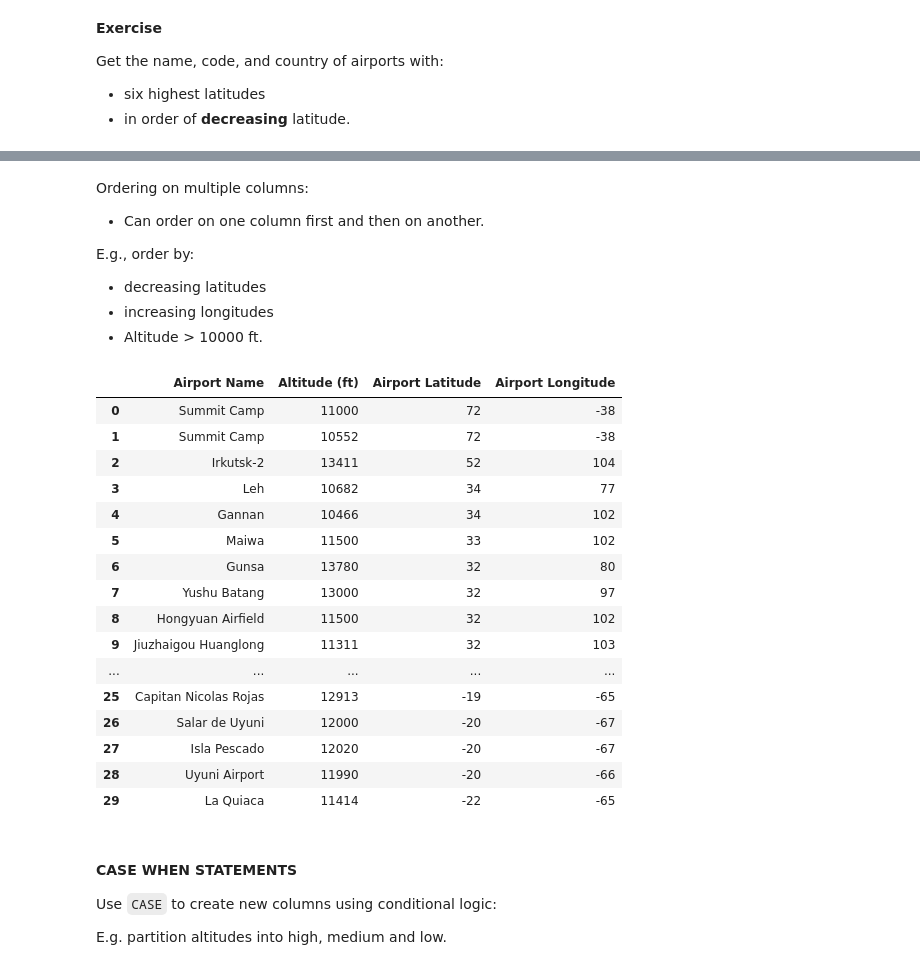
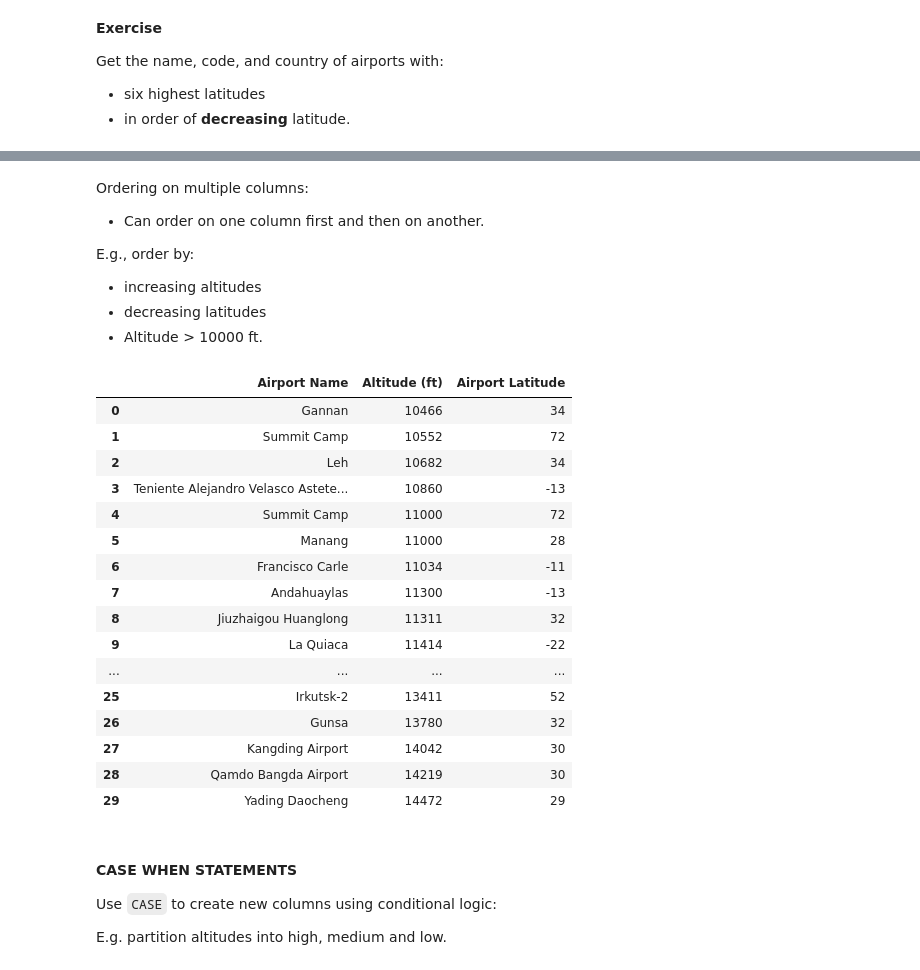
Before and after one commit to shefat26/NYC_DS_010625, a Jupyter notebook: Phase2_SQL/Ph1_T6_SQLBasics.ipynb, the cells around one changed output, grey strips where cells are left out. Cells and saved outputs as stored; diff of their text form; code cells hidden in the pictures.

```diff
--- a/Phase2_SQL/Ph1_T6_SQLBasics.ipynb
+++ b/Phase2_SQL/Ph1_T6_SQLBasics.ipynb
@@ -1077,39 +1126,39 @@ Ordering on multiple columns:
 - Can order on one column first and then on another.
 
 E.g., order by:
+
+- increasing altitudes
 - decreasing latitudes
-- increasing longitudes
 - Altitude > 10000 ft.
 # %%
 pd.read_sql("""
 
 SELECT name AS "Airport Name",
        CAST(altitude AS int) AS "Altitude (ft)",
-       CAST(latitude AS int) AS "Airport Latitude",
-       CAST(longitude AS int) AS "Airport Longitude"
+       CAST(latitude AS int) AS "Airport Latitude"
 FROM airports
 WHERE "Altitude (ft)" > 10000
-ORDER BY "Airport Latitude" DESC, "Airport Longitude"
+ORDER BY "Altitude (ft)", "Airport Latitude" DESC
 
 """, con)
 # %% [output]
-|  | Airport Name | Altitude (ft) | Airport Latitude | Airport Longitude |
-| 0 | Summit Camp | 11000 | 72 | -38 |
-| 1 | Summit Camp | 10552 | 72 | -38 |
-| 2 | Irkutsk-2 | 13411 | 52 | 104 |
-| 3 | Leh | 10682 | 34 | 77 |
-| 4 | Gannan | 10466 | 34 | 102 |
-| 5 | Maiwa | 11500 | 33 | 102 |
-| 6 | Gunsa | 13780 | 32 | 80 |
-| 7 | Yushu Batang | 13000 | 32 | 97 |
-| 8 | Hongyuan Airfield | 11500 | 32 | 102 |
-| 9 | Jiuzhaigou Huanglong | 11311 | 32 | 103 |
-| ... | ... | ... | ... | ... |
-| 25 | Capitan Nicolas Rojas | 12913 | -19 | -65 |
-| 26 | Salar de Uyuni | 12000 | -20 | -67 |
-| 27 | Isla Pescado | 12020 | -20 | -67 |
-| 28 | Uyuni Airport | 11990 | -20 | -66 |
-| 29 | La Quiaca | 11414 | -22 | -65 |
+|  | Airport Name | Altitude (ft) | Airport Latitude |
+| 0 | Gannan | 10466 | 34 |
+| 1 | Summit Camp | 10552 | 72 |
+| 2 | Leh | 10682 | 34 |
+| 3 | Teniente Alejandro Velasco Astete... | 10860 | -13 |
+| 4 | Summit Camp | 11000 | 72 |
+| 5 | Manang | 11000 | 28 |
+| 6 | Francisco Carle | 11034 | -11 |
+| 7 | Andahuaylas | 11300 | -13 |
+| 8 | Jiuzhaigou Huanglong | 11311 | 32 |
+| 9 | La Quiaca | 11414 | -22 |
+| ... | ... | ... | ... |
+| 25 | Irkutsk-2 | 13411 | 52 |
+| 26 | Gunsa | 13780 | 32 |
+| 27 | Kangding Airport | 14042 | 30 |
+| 28 | Qamdo Bangda Airport | 14219 | 30 |
+| 29 | Yading Daocheng | 14472 | 29 |
 # %% [markdown]
 #### CASE WHEN STATEMENTS
 Use `CASE` to create new columns using conditional logic:
```
Also changed, not shown: parts of 16 cells of this notebook, 24 other files.
